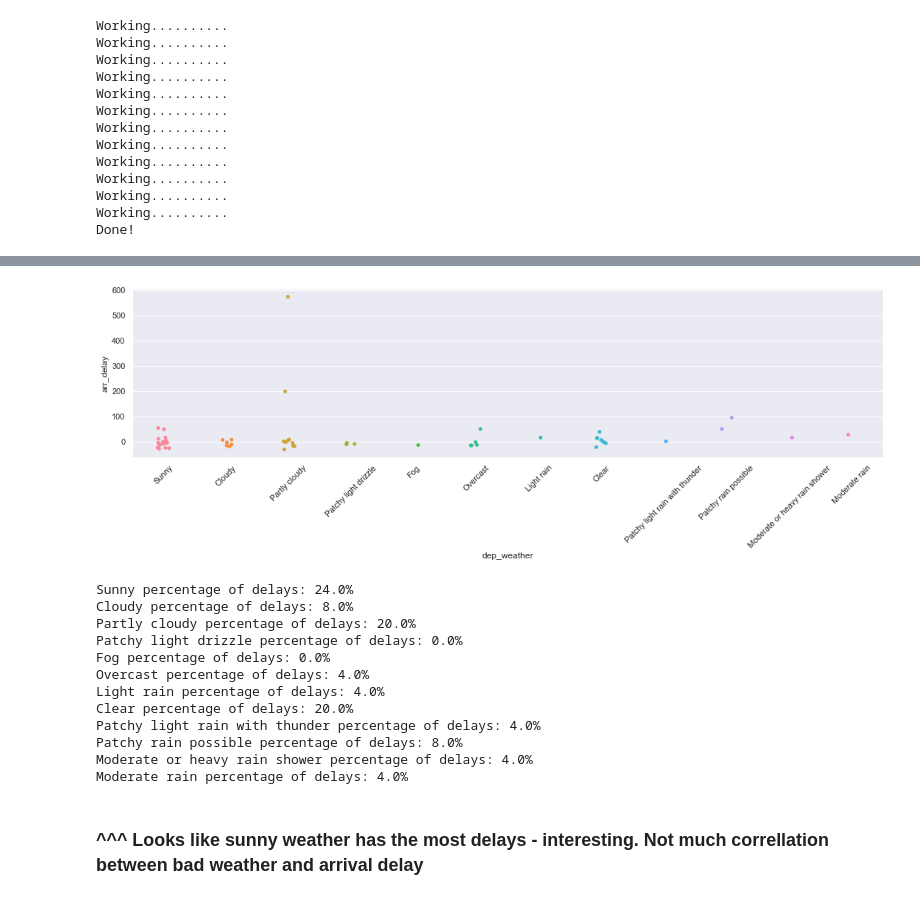
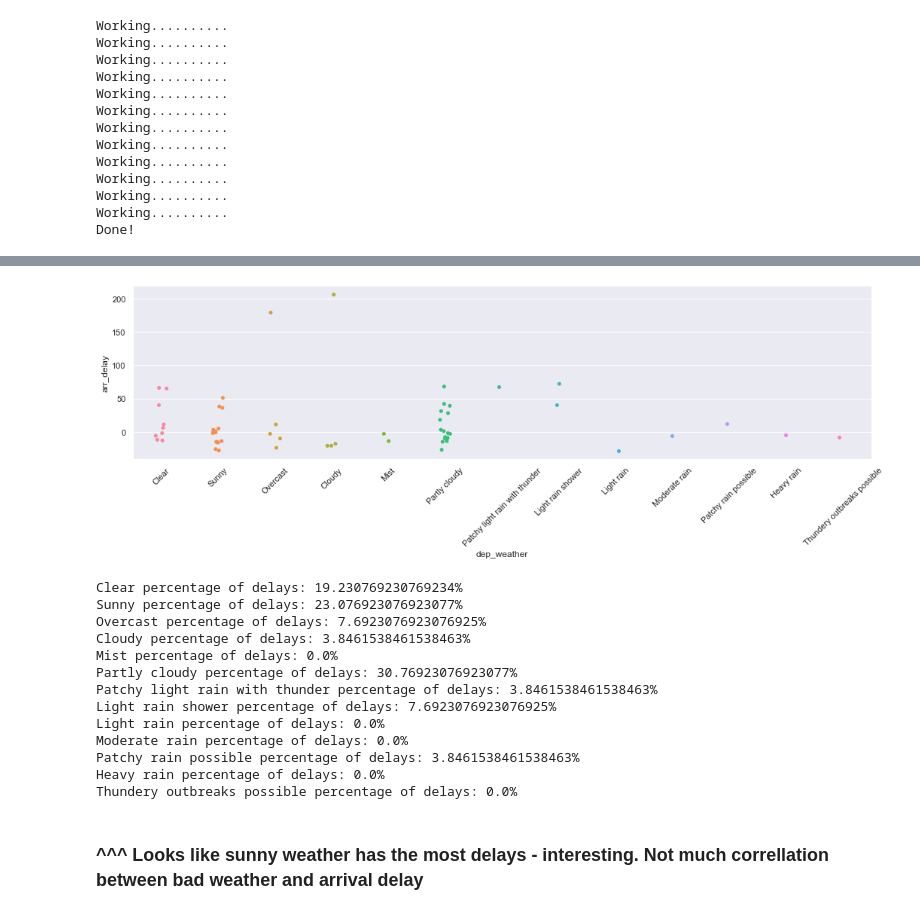
Before and after one commit to Richlorr/MidtermFlights, a Jupyter notebook: exploratory_analysis.ipynb, the cells around one changed output, grey strips where cells are left out. Cells and saved outputs as stored; diff of their text form; code cells hidden in the pictures.

Commit message:
Make adjustments to notebook, saves DFs on system for ease

```diff
--- a/exploratory_analysis.ipynb
+++ b/exploratory_analysis.ipynb
@@ -97,0 +97,4 @@ df
+# %%
+##### LOAD IN FROM HERE TO SAVE TIME
+
+df = pd.read_csv('flights1500.csv')
@@ -186,3 +220,6 @@ Connection closed, operation completed
+# %%
+file_handler1 = open('flights_months.obj', 'rb')
+months = pickle.load(file_handler1)
 # %%
 months[0].head(10)
 # %% [output]
@@ -344,0 +385,3 @@ Done!
+# %%
+file_handler2 = open('flights_wmonths.obj', 'rb')
+wmonths = pickle.load(file_handler2)
@@ -345,14 +404,14 @@ Done!
 # %%
-wdf = months[0].head()
+wdf = wmonths[0].head()
 
-for i in range(1,len(months)):
-    wdf = wdf.append(months[i].head(), ignore_index=True)
+for i in range(1,len(wmonths)):
+    wdf = wdf.append(wmonths[i].head(), ignore_index=True)
 sns.set()
 sns.catplot(x="dep_weather", y="arr_delay", data=wdf, height=4, aspect=15/4)
 plt.xticks(rotation=45)
 plt.show()
 # %% [output]
-[figure, old version]
+[figure, new version]
 # %%
 # conds = wdf['dep_weather'].unique()
 
@@ -367,18 +426,19 @@ for condition in wdf['dep_weather'].unique():
 for condition in wdf['dep_weather'].unique():
     print(condition,' percentage of delays: ', (weather_count[condition] / sum(weather_count.values()))*100, '%',sep='')
 # %% [output]
-Sunny percentage of delays: 24.0%
-Cloudy percentage of delays: 8.0%
-Partly cloudy percentage of delays: 20.0%
-Patchy light drizzle percentage of delays: 0.0%
-Fog percentage of delays: 0.0%
-Overcast percentage of delays: 4.0%
-Light rain percentage of delays: 4.0%
-Clear percentage of delays: 20.0%
-Patchy light rain with thunder percentage of delays: 4.0%
-Patchy rain possible percentage of delays: 8.0%
-Moderate or heavy rain shower percentage of delays: 4.0%
-Moderate rain percentage of delays: 4.0%
+Clear percentage of delays: 19.230769230769234%
+Sunny percentage of delays: 23.076923076923077%
+Overcast percentage of delays: 7.6923076923076925%
+Cloudy percentage of delays: 3.8461538461538463%
+Mist percentage of delays: 0.0%
+Partly cloudy percentage of delays: 30.76923076923077%
+Patchy light rain with thunder percentage of delays: 3.8461538461538463%
+Light rain shower percentage of delays: 7.6923076923076925%
+Light rain percentage of delays: 0.0%
+Moderate rain percentage of delays: 0.0%
+Patchy rain possible percentage of delays: 3.8461538461538463%
+Heavy rain percentage of delays: 0.0%
+Thundery outbreaks possible percentage of delays: 0.0%
 # %% [markdown]
 ### ^^^ Looks like sunny weather has the most delays - interesting. Not much correllation between bad weather and arrival delay
 # %% [markdown]
```
Also changed, not shown: parts of 37 cells of this notebook.
